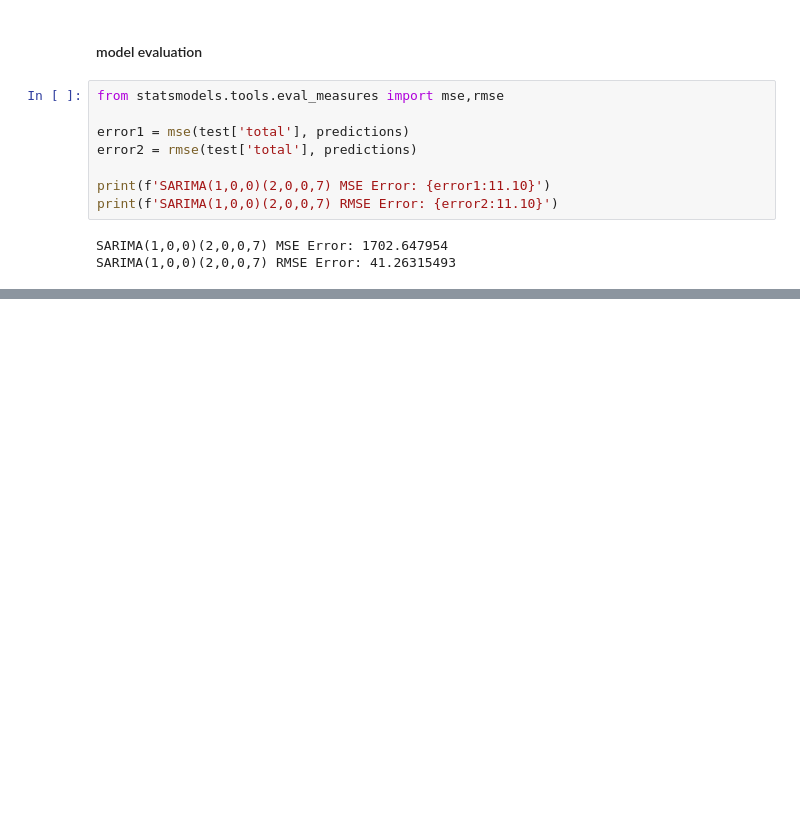
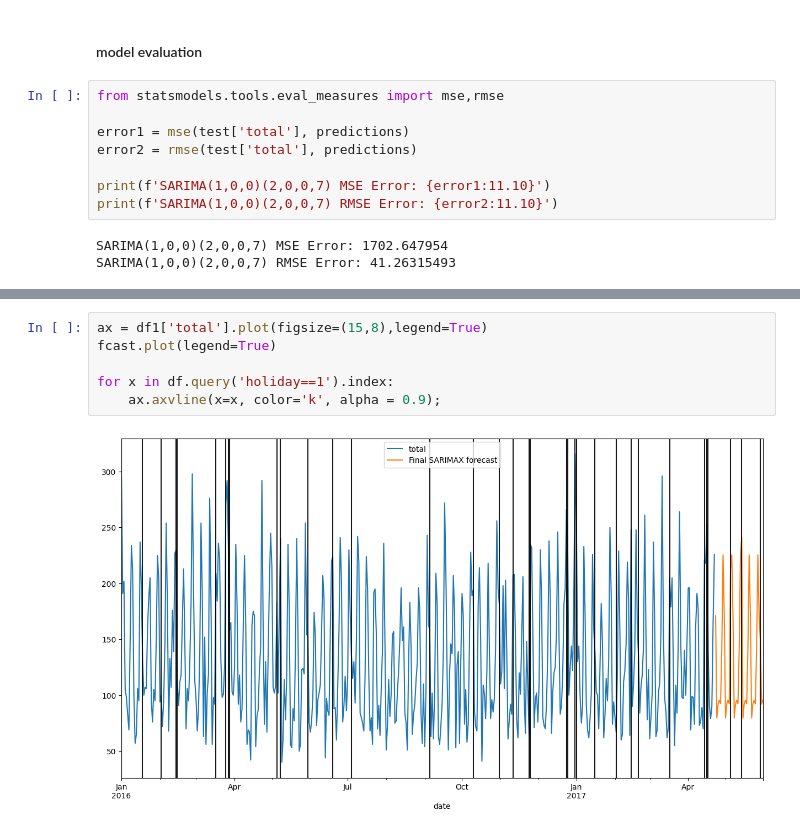
Before and after one commit to depa-tto/Time-Series-Forecasting-and-Analysis-course, a Jupyter notebook: lecture_17.ipynb, the cells around one changed output, grey strips where cells are left out. Saved outputs shown, nothing was run; the diff lists cells and outputs as text; blank space fills up the shorter version.

```diff
--- a/lecture_17.ipynb
+++ b/lecture_17.ipynb
@@ -262,0 +372,8 @@ SARIMA(1,0,0)(2,0,0,7) RMSE Error: 41.26315493
+# %%
+ax = df1['total'].plot(figsize=(15,8),legend=True)
+fcast.plot(legend=True)
+
+for x in df.query('holiday==1').index:
+    ax.axvline(x=x, color='k', alpha = 0.9);
+# %% [output]
+[figure, added]
```
Also changed, not shown: parts of 24 cells of this notebook.
